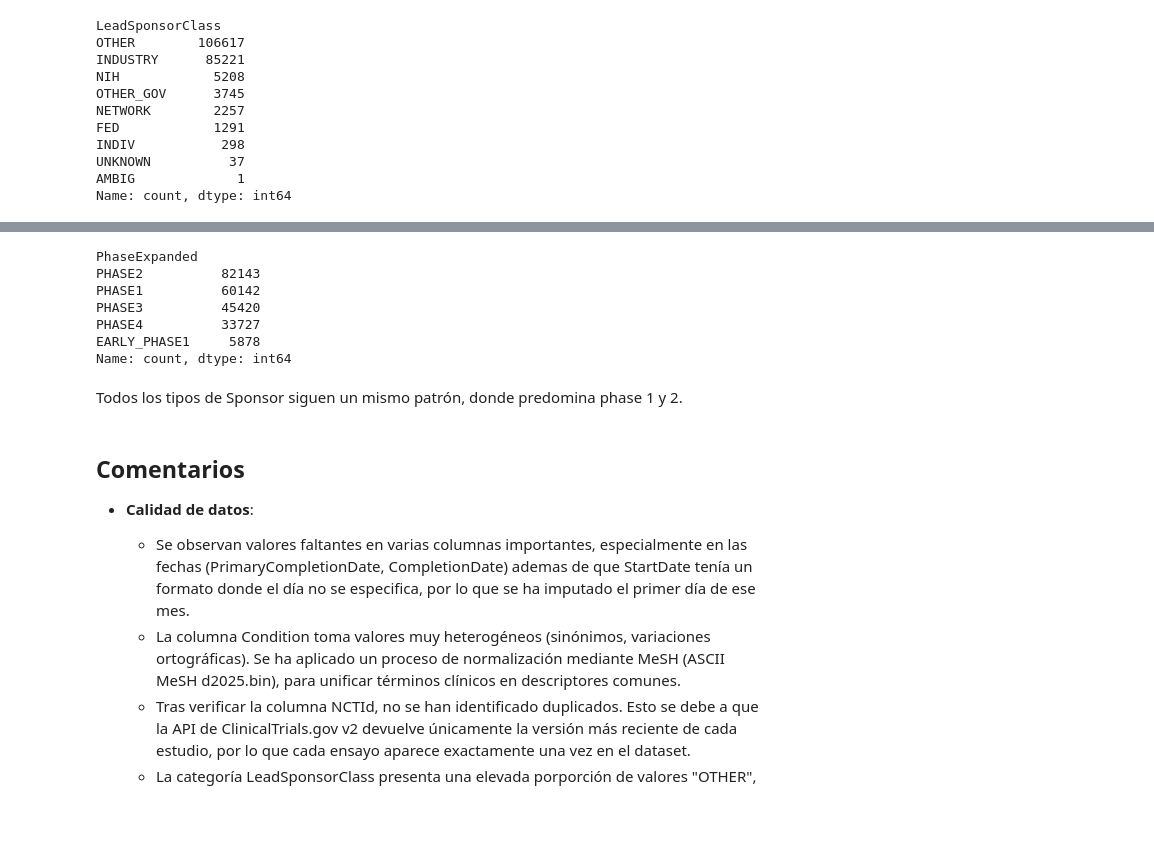
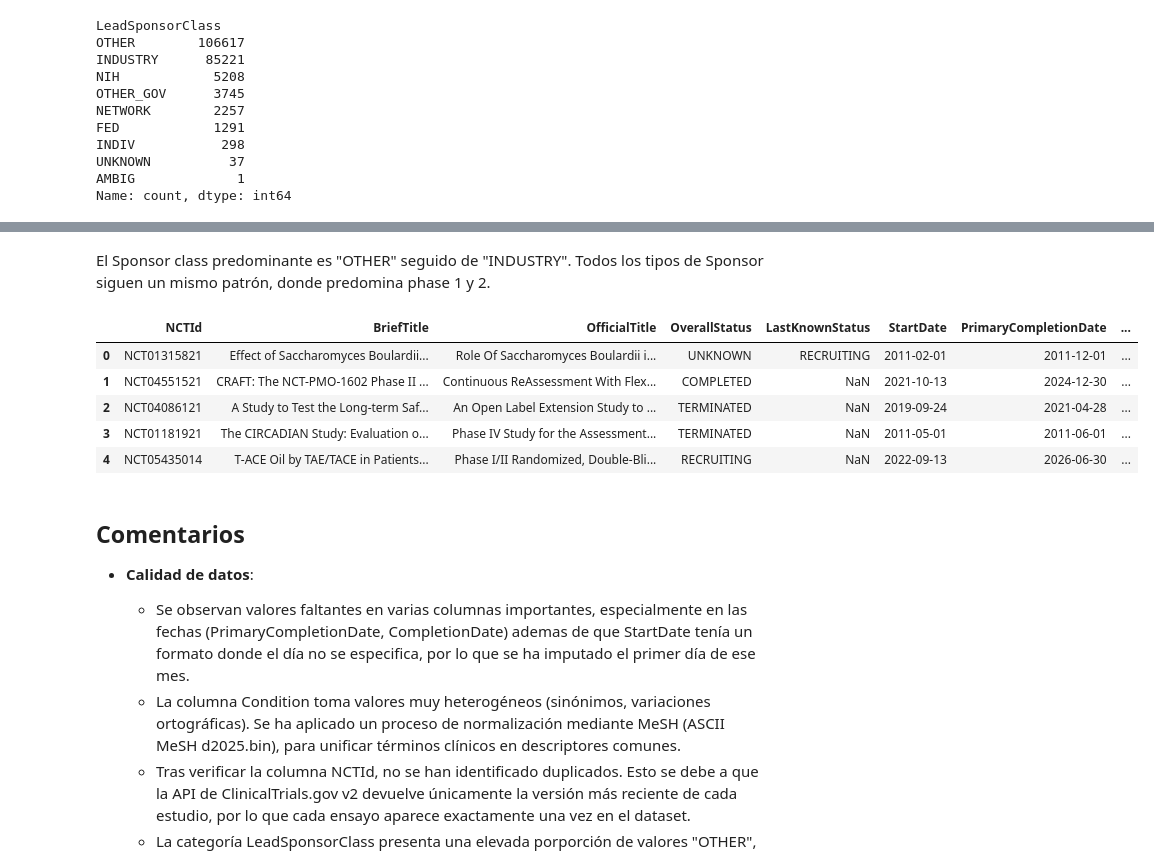
Before and after one commit to miks95/tfm_clinicaltrials, a Jupyter notebook: notebooks/01_eda_clinicaltrials.ipynb, the cells around one changed output, grey strips where cells are left out. Saved outputs shown, nothing was run; the diff lists cells and outputs as text; code cells hidden in the pictures; blank space fills up the shorter version.

```diff
--- a/notebooks/01_eda_clinicaltrials.ipynb
+++ b/notebooks/01_eda_clinicaltrials.ipynb
@@ -215,0 +277,12 @@ El grafico anterior muesta valores mas alineados con lo esperado, vemos pocos en
+# %%
+def parse_mesh_list(x):
+    """Convierte la columna ConditionMeshTerm en lista de términos MeSH."""
+    if pd.isna(x):
+        return []
+    try:
+        items = ast.literal_eval(x)
+        return [d["term"] for d in items if "term" in d]
+    except:
+        return []
+
+df["ConditionMeshList"] = df["ConditionMeshTerm"].apply(parse_mesh_list)
@@ -387,12 +405,2 @@ if "LeadSponsorClass" in df.columns and "Phase" in df.columns:
-# %%
- temp["PhaseExpanded"].value_counts()
-# %% [output]
-PhaseExpanded
-PHASE2          82143
-PHASE1          60142
-PHASE3          45420
-PHASE4          33727
-EARLY_PHASE1     5878
-Name: count, dtype: int64
 # %% [markdown]
-Todos los tipos de Sponsor siguen un mismo patrón, donde predomina phase 1 y 2.
+El Sponsor class predominante es "OTHER" seguido de "INDUSTRY". Todos los tipos de Sponsor siguen un mismo patrón, donde predomina phase 1 y 2.
@@ -398,0 +484,9 @@ Todos los tipos de Sponsor siguen un mismo patrón, donde predomina phase 1 y 2.
+# %%
+df.head()
+# %% [output]
+|  | NCTId | BriefTitle | OfficialTitle | OverallStatus | LastKnownStatus | StartDate | PrimaryCompletionDate | ... |
+| 0 | NCT01315821 | Effect of Saccharomyces Boulardii... | Role Of Saccharomyces Boulardii i... | UNKNOWN | RECRUITING | 2011-02-01 | 2011-12-01 | ... |
+| 1 | NCT04551521 | CRAFT: The NCT-PMO-1602 Phase II ... | Continuous ReAssessment With Flex... | COMPLETED | NaN | 2021-10-13 | 2024-12-30 | ... |
+| 2 | NCT04086121 | A Study to Test the Long-term Saf... | An Open Label Extension Study to ... | TERMINATED | NaN | 2019-09-24 | 2021-04-28 | ... |
+| 3 | NCT01181921 | The CIRCADIAN Study: Evaluation o... | Phase IV Study for the Assessment... | TERMINATED | NaN | 2011-05-01 | 2011-06-01 | ... |
+| 4 | NCT05435014 | T-ACE Oil by TAE/TACE in Patients... | Phase I/II Randomized, Double-Bli... | RECRUITING | NaN | 2022-09-13 | 2026-06-30 | ... |
```
Also changed, not shown: parts of 22 cells of this notebook, 6 other files.
